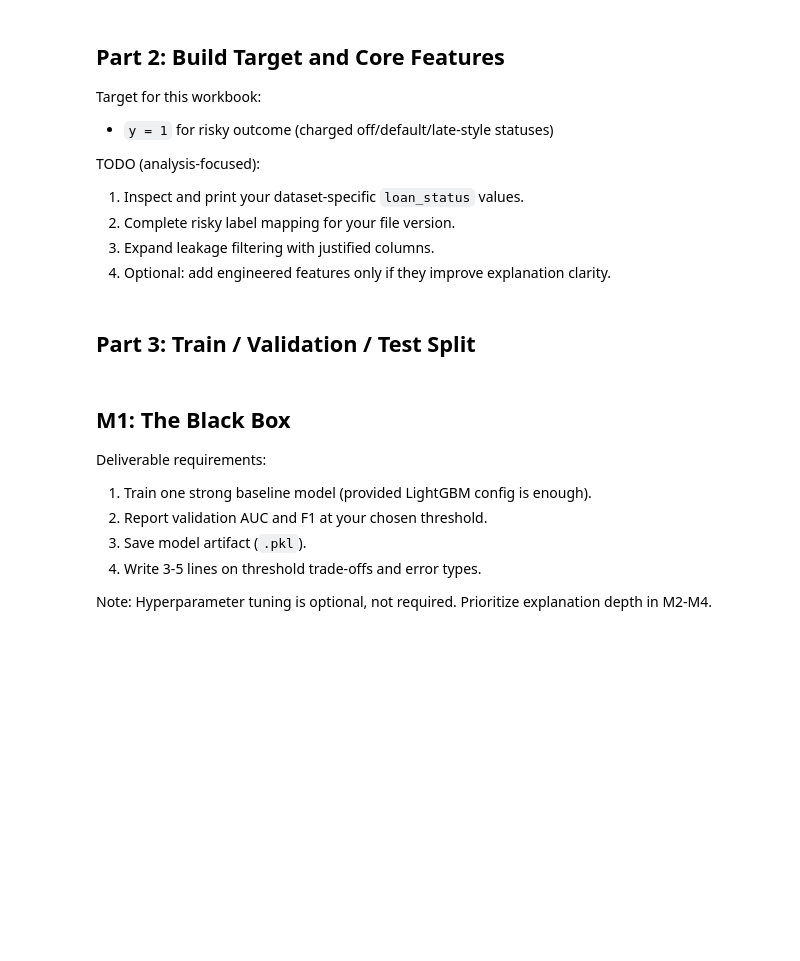
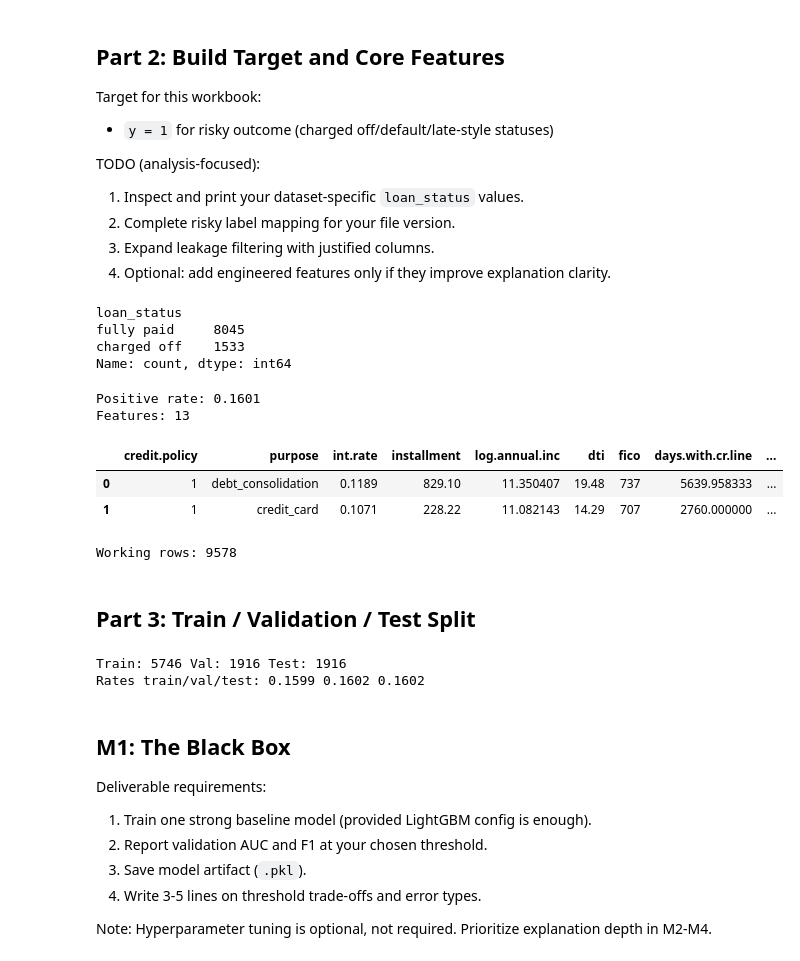
Before and after one commit to HetJivani04/LendingClub-XAI-Professional-Model-Audit, a Jupyter notebook: project_workbook.ipynb, the cells around one changed output. Saved outputs shown, nothing was run; the diff lists cells and outputs as text; code cells hidden in the pictures; blank space fills up the shorter version.

```diff
--- a/project_workbook.ipynb
+++ b/project_workbook.ipynb
@@ -115,33 +175,44 @@ display(status.value_counts(dropna=False).head(20))
 risky_tokens = [
     'charged off',
     'default',
     # 'late (31-120 days)',
     # 'does not meet the credit policy. status:charged off',
 ]
 y = status.apply(lambda s: int(any(tok in s for tok in risky_tokens)))
 
 # Starter leakage filters: add/remove based on your schema and explain choices in markdown.
 leak_tokens = [
     'recover',
     'collection',
     'last_pymnt',
     'next_pymnt',
     'settlement',
 ]
 feature_cols = []
 for c in df.columns:
     lc = c.lower()
     if c == 'loan_status':
         continue
     if any(tok in lc for tok in leak_tokens):
         continue
     feature_cols.append(c)
 
 X = df[feature_cols].copy()
+X = X.drop(columns=['not.fully.paid'])  # This column is a direct leakage of the target and should be removed.
 
 print('Positive rate:', round(float(y.mean()), 4))
 print('Features:', X.shape[1])
 display(X.head(2))
+# %% [output]
+loan_status
+fully paid     8045
+charged off    1533
+Name: count, dtype: int64
+Positive rate: 0.1601
+Features: 13
+|  | credit.policy | purpose | int.rate | installment | log.annual.inc | dti | fico | days.with.cr.line | ... |
+| 0 | 1 | debt_consolidation | 0.1189 | 829.10 | 11.350407 | 19.48 | 737 | 5639.958333 | ... |
+| 1 | 1 | credit_card | 0.1071 | 228.22 | 11.082143 | 14.29 | 707 | 2760.000000 | ... |
 # %%
 # Optional: sample rows for faster iteration on student laptops.
 MAX_ROWS = 120000
@@ -151,6 +222,8 @@ if len(X) > MAX_ROWS:
     y = y.iloc[idx].reset_index(drop=True)
 
 print('Working rows:', len(X))
+# %% [output]
+Working rows: 9578
 # %% [markdown]
 ## Part 3: Train / Validation / Test Split
 # %%
@@ -163,6 +236,9 @@ X_train, X_val, y_train, y_val = train_test_split(
 
 print('Train:', len(X_train), 'Val:', len(X_val), 'Test:', len(X_test))
 print('Rates train/val/test:', round(float(y_train.mean()),4), round(float(y_val.mean()),4), round(float(y_test.mean()),4))
+# %% [output]
+Train: 5746 Val: 1916 Test: 1916
+Rates train/val/test: 0.1599 0.1602 0.1602
 # %% [markdown]
 ## M1: The Black Box
 
```
Also changed, not shown: parts of 11 cells of this notebook, 1 other file.
